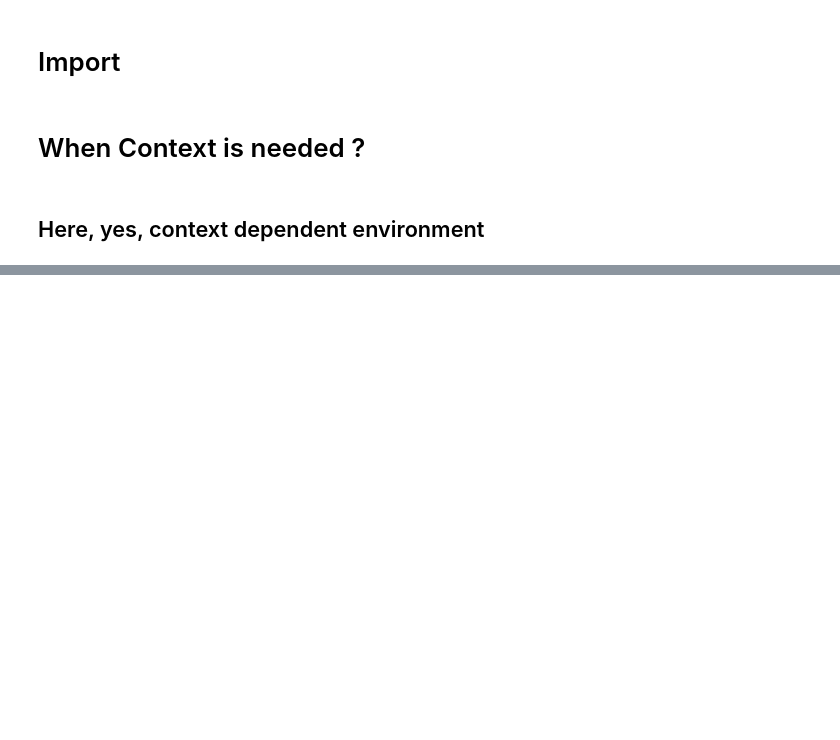
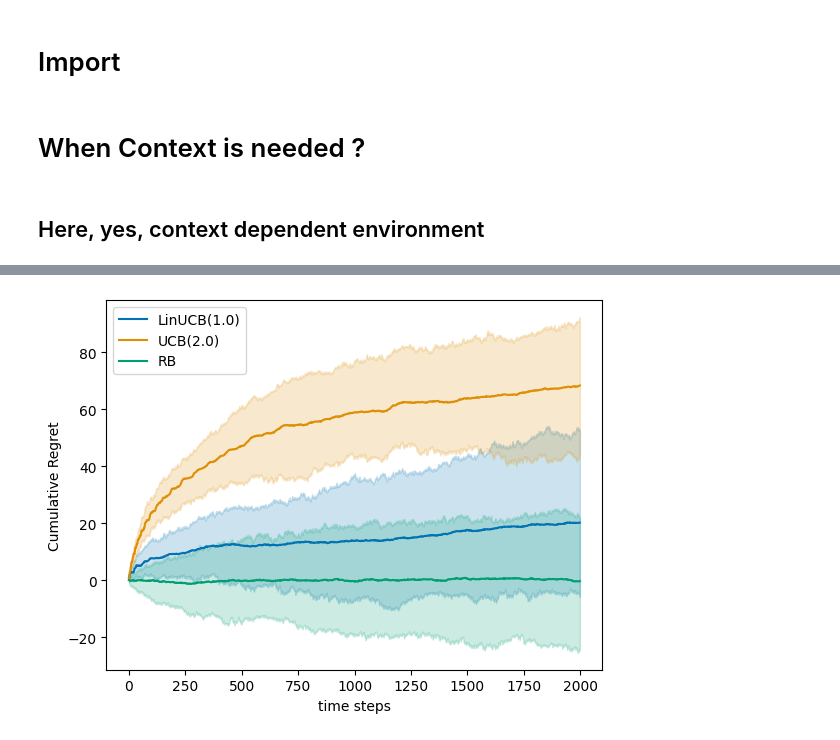
Before and after one commit to AugustinCablant/Advanced-ML, a Jupyter notebook: src/figuresUCB.ipynb, the cells around one changed output, grey strips where cells are left out. Cells and saved outputs as stored; diff of their text form; code cells hidden in the pictures; blank space fills up the shorter version.

```diff
--- a/src/figuresUCB.ipynb
+++ b/src/figuresUCB.ipynb
@@ -62,0 +63,16 @@ plot_regret(regrets = all_data, logscale = False, lb = None, q = 10, save_pdf='L
+# %%
+UCBs = [linucb, ucb]
+
+all_data = experiment(env, [linucb, ucb], Nmc=N, T=T)
+rb_agent = RegretBalancingAgent(learners = UCBs,
+                                K = K,
+                                delta = delta,
+                                u_bounds = [lambda x : np.sqrt(K * np.log(x)) for _ in range(len(UCBs))],
+                                env = env)
+eps_rb = [linucb, ucb, rb_agent]
+Nmc = 100
+T = 2000
+all_data = experiment(env, eps_rb, Nmc, T)
+plot_regret(regrets = all_data, logscale = False, lb = None, q = 10, save_pdf = 'Regret_Balancing_UCB_LinUCB.pdf')
+# %% [output]
+[figure, added]
```
Also changed, not shown: parts of 1 cell of this notebook, 5 other files.
